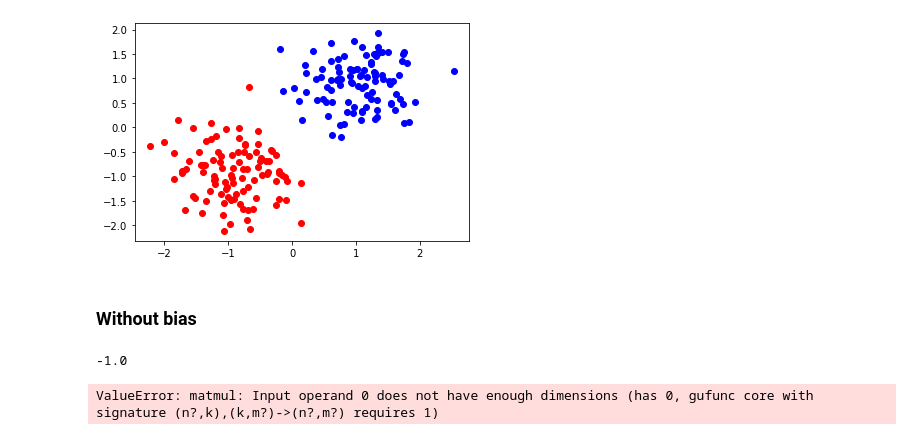
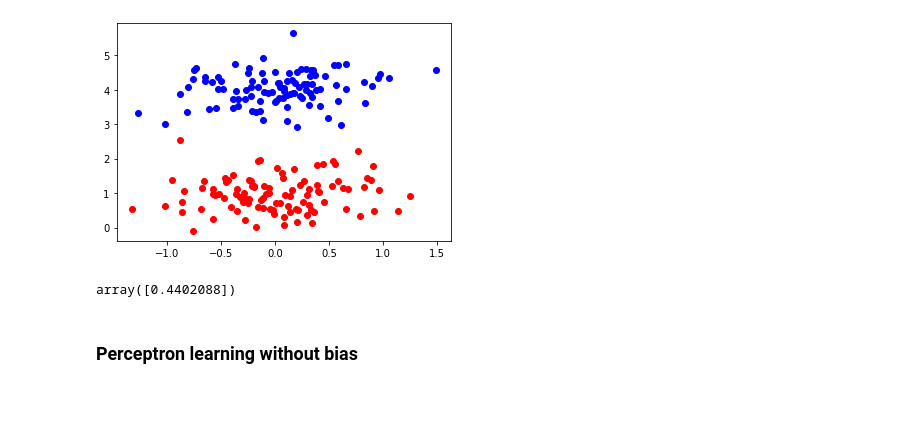
Before and after one commit to mattiasgullstrand/ANN_lab1, a Jupyter notebook: Assignment_1_merge.ipynb, the cells around one changed output. Drawn from its saved outputs; the diff is of its cells as text; code cells hidden in the pictures; blank space fills up the shorter version.

```diff
--- a/Assignment_1_merge.ipynb
+++ b/Assignment_1_merge.ipynb
@@ -3,8 +3,8 @@ import numpy as np
 import matplotlib.pyplot as plt
 
 n = 100
-mA = np.array([1, 1])
-mB = np.array([-1, -1])
+mA = np.array([0, 4])
+mB = np.array([0, 1])
 sigmaA = 0.5
 sigmaB = 0.5
 classA = np.zeros([n,2])
@@ -32,34 +32,38 @@ T_percept = np.copy(T_delta)
 for i, t in enumerate(T_percept[0,:]):
     if t == -1:
         T_percept[0,i] = 0
 
 W = np.random.rand(T_percept.shape[0],X.shape[0])
 W_bias = np.random.rand(T_percept.shape[0],X.shape[0] + 1)
 
 def indicator(W, x):
     if np.matmul(W,x) >= 0:
         return 1
     else:
         return 0
 
 def w_line_vec(W, x_start, x_end, bias = False):
     w_line = np.zeros(2)
     k = W[:,1][0]/W[:,0][0]
     if bias == True:
         m = W[:,2]
     else:
         m = 0
     w_line[0] = k*x_start + m
     w_line[1] = k*x_end + m
 
     return w_line
 
 def norm_vec(w_line):
     normal = np.zeros(w_line.shape)
-    normal[0] = 0
+    normal[0] = w_line[0]
     normal[1] = -1/w_line[1]
     return normal
 # %% [output]
-[figure, old version]
+[figure, new version]
+# %%
+W[:,0]
+# %% [output]
+array([0.4402088])
 # %%
 def perceptron_learning(lr, epoch, W, X, T, classA, classB, bias = False):
@@ -90,2 +124,2 @@ def perceptron_learning(lr, epoch, W, X, T, classA, classB, bias = False):
 # %% [markdown]
-### Without bias
+### Perceptron learning without bias
@@ -94,9 +125,0 @@ W_old = W
-# %%
-norm_vec(w_line_vec(W, 0, 1))[1]*w_line_vec(W, 0, 1)[1]
-# %% [output]
--1.0
-# %%
-np.matmul(np.array(1, w_line_vec(W, 0, 1)[1]).T,
-       np.array(1, norm_vec(w_line_vec(W, 0, 1))[1]))
-# %% [output]
-ValueError: matmul: Input operand 0 does not have enough dimensions (has 0, gufunc core with signature (n?,k),(k,m?)->(n?,m?) requires 1)
```
Also changed, not shown: parts of 21 cells of this notebook.
